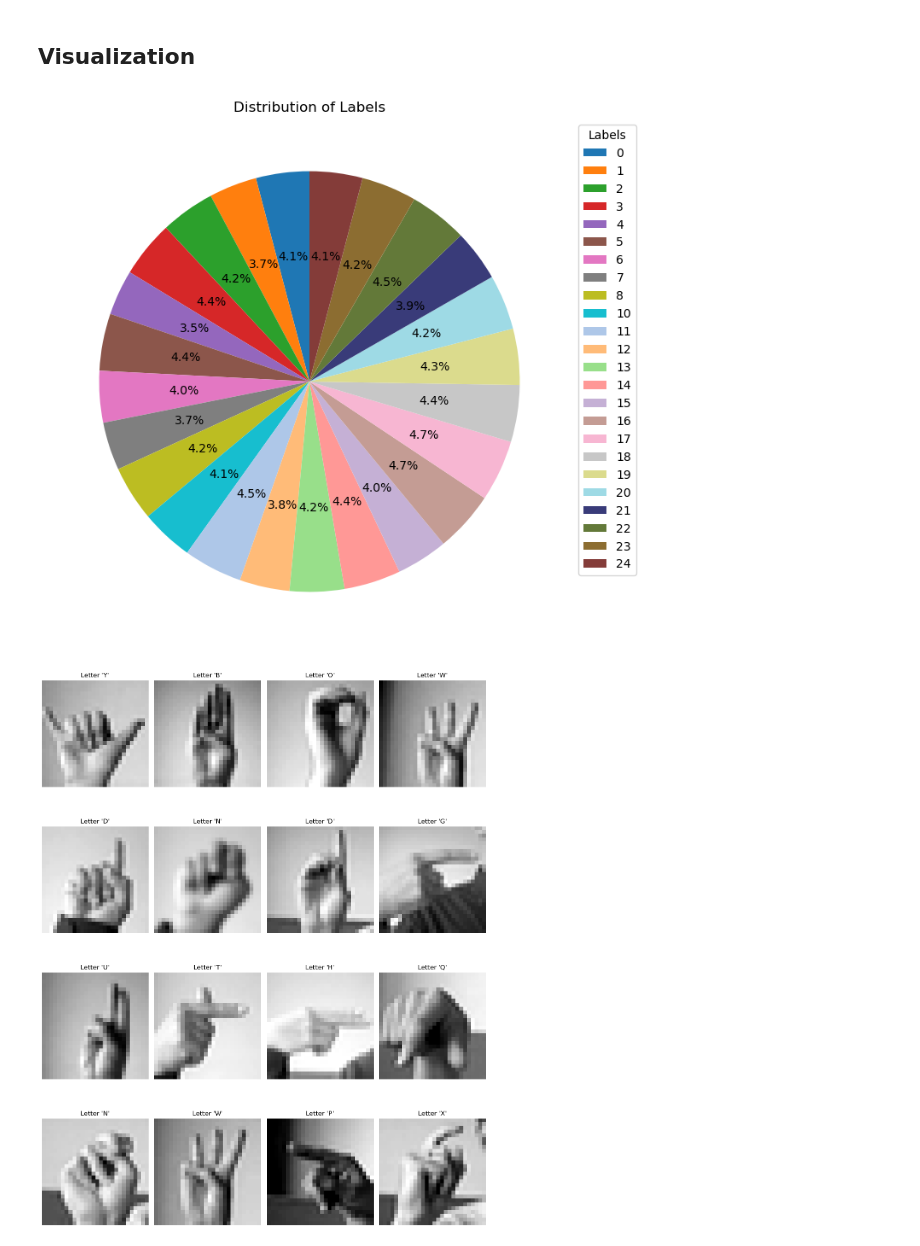
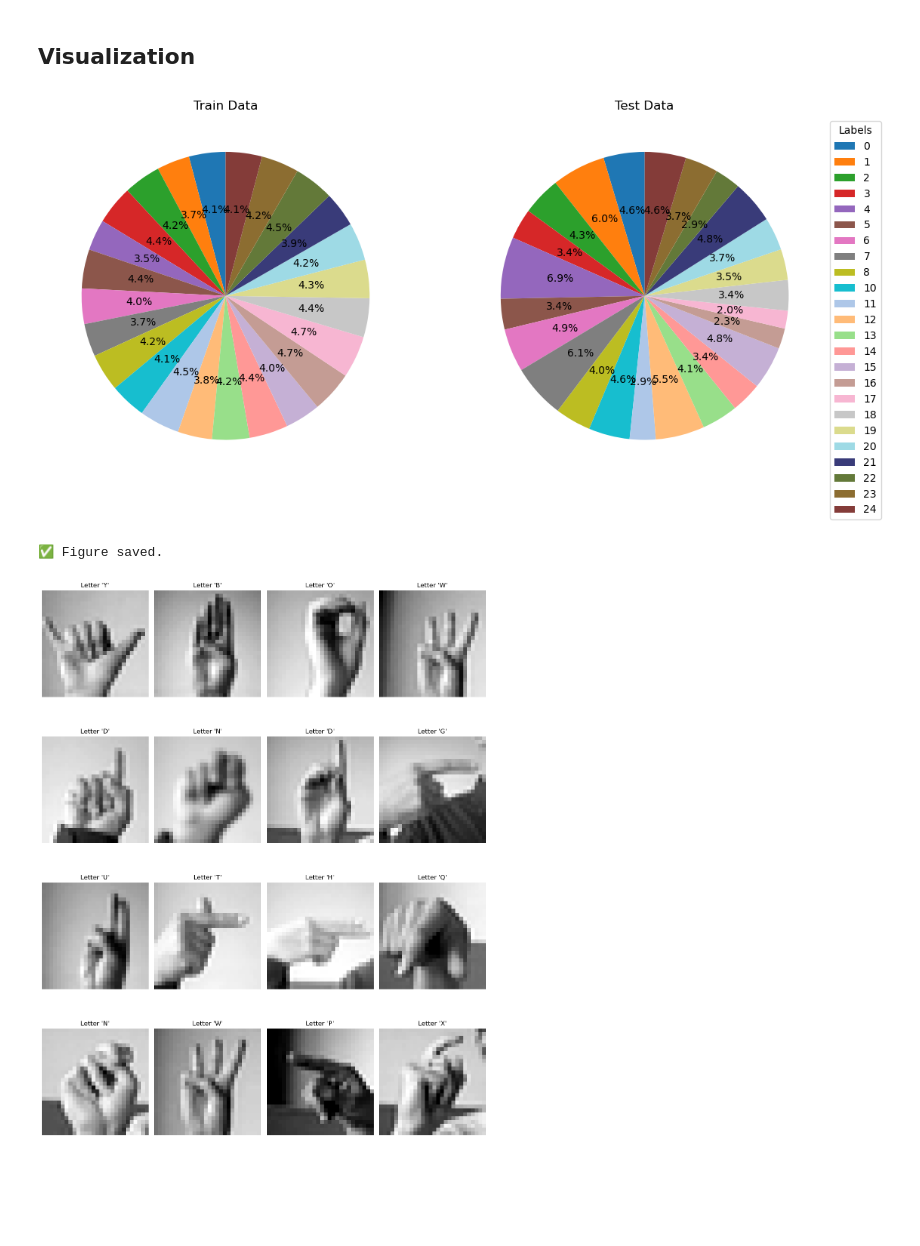
Before and after one commit to Viathorr/ASL-Vision-Lab, a Jupyter notebook: mnist_asl_letters_classification/notebooks/eda.ipynb, the cells around one changed output. Saved outputs shown, nothing was run; the diff lists cells and outputs as text; code cells hidden in the pictures; blank space fills up the shorter version.

Commit message:
Add test data distribution analysis

```diff
--- a/mnist_asl_letters_classification/notebooks/eda.ipynb
+++ b/mnist_asl_letters_classification/notebooks/eda.ipynb
@@ -18,12 +18,14 @@ except:
 # %% [markdown]
 ## Data Loading
 # %%
-data_path = os.path.abspath(os.path.join(os.getcwd(), "..", "data", "sign_mnist_train.csv"))
+train_data_path = os.path.abspath(os.path.join(os.getcwd(), "..", "data", "sign_mnist_train.csv"))
+test_data_path = os.path.abspath(os.path.join(os.getcwd(), "..", "data", "sign_mnist_test.csv"))
 
-if not os.path.exists(data_path):
+if not os.path.exists(train_data_path) or not os.path.exists(test_data_path):
   print("Data not found.")
 # %%
-df = pd.read_csv(data_path)
+df = pd.read_csv(train_data_path)
+test_df = pd.read_csv(test_data_path)
 
 df.head()
 # %% [output]
@@ -37,24 +39,34 @@ df.head()
 # %% [markdown]
 ## Visualization
 # %%
-label_counts = df["label"].value_counts(normalize=True).sort_index()
+train_label_counts = df["label"].value_counts(normalize=True).sort_index()
+test_label_counts = test_df["label"].value_counts(normalize=True).sort_index()
+
+fig, ax = plt.subplots(1, 2, figsize=(12, 6))
 
 colors = ['#1f77b4', '#ff7f0e', '#2ca02c', '#d62728', '#9467bd',
           '#8c564b', '#e377c2', '#7f7f7f', '#bcbd22', '#17becf',
           '#aec7e8', '#ffbb78', '#98df8a', '#ff9896', '#c5b0d5',
           '#c49c94', '#f7b6d2', '#c7c7c7', '#dbdb8d', '#9edae5',
           '#393b79', '#637939', '#8c6d31', '#843c39']
 
-plt.figure(figsize=(8, 8))
+train_label_counts.plot.pie(autopct='%1.1f%%', startangle=90, labels=None, colors=colors, ax=ax[0])
+ax[0].set_title('Train Data')
+ax[0].set_ylabel('')
 
-label_counts.plot.pie(autopct='%1.1f%%', startangle=90, labels=None, colors=colors)
-plt.title('Distribution of Labels')
-plt.ylabel('')
-plt.legend(labels=label_counts.index, title="Labels", bbox_to_anchor=(1, 1))
+test_label_counts.plot.pie(autopct='%1.1f%%', startangle=90, labels=None, colors=colors, ax=ax[1])
+ax[1].set_title('Test Data')
+ax[1].set_ylabel('')
 
+plt.legend(labels=train_label_counts.index, title="Labels", bbox_to_anchor=(1, 1))
+
+plt.tight_layout()
 plt.show()
+
+viz.save_figure(fig, "label_distribution.png")
 # %% [output]
-[figure, old version]
+[figure, new version]
+✅ Figure saved.
 # %%
 fig = viz.display_mnist_images_from_df(df, image_num=16)
 viz.save_figure(fig, "mnist_images.png")
```
